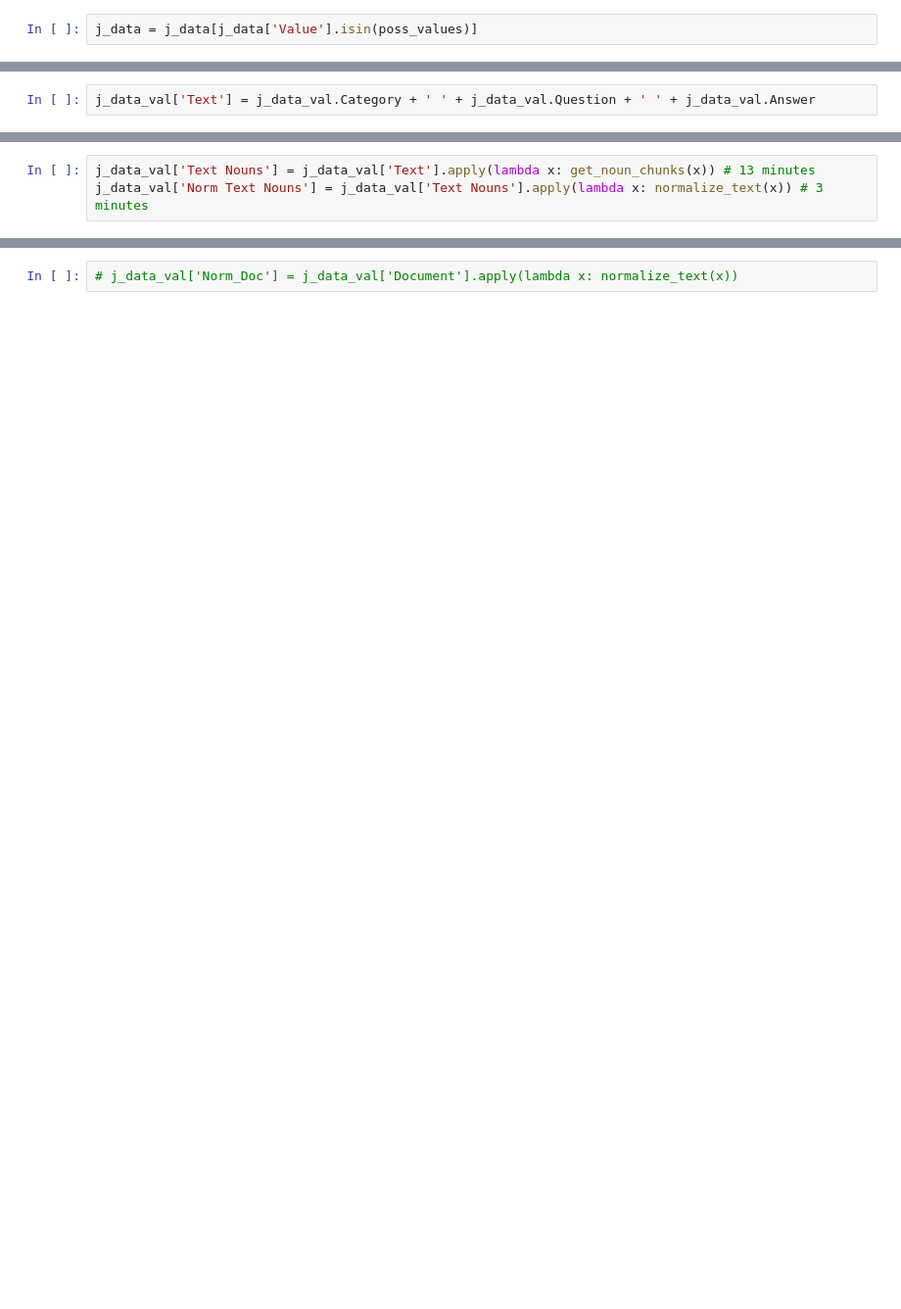
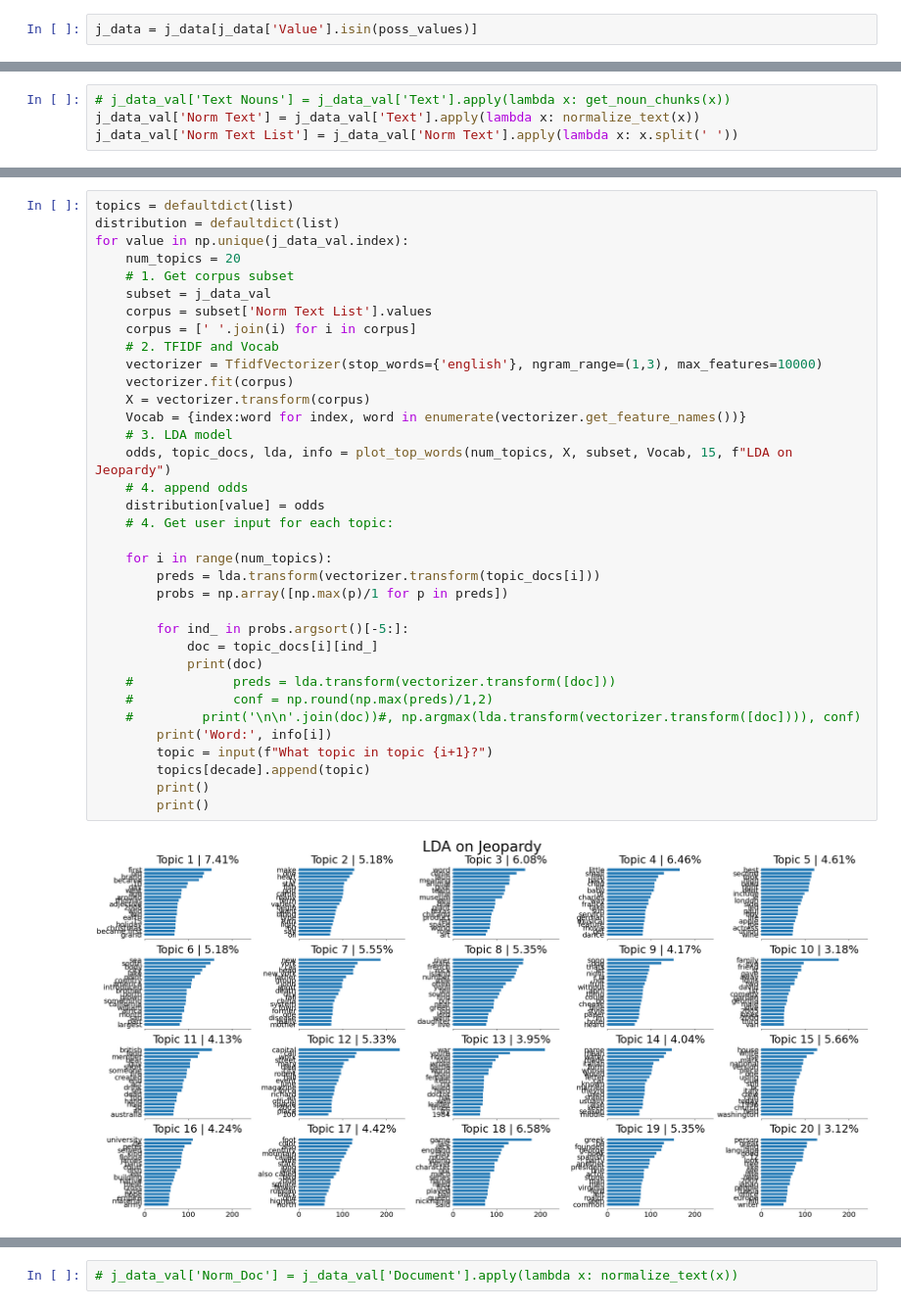
Before and after one commit to kyledbrooks/msds628-final-project, a Jupyter notebook: final-project.ipynb, the cells around one changed output, grey strips where cells are left out. Shown at 98% size. Drawn from its saved outputs; the diff is of its cells as text; blank space fills up the shorter version.

```diff
--- a/final-project.ipynb
+++ b/final-project.ipynb
@@ -233,2 +238,0 @@ j_data_val.head()
-# %%
-j_data_val['Text'] = j_data_val.Category + ' ' + j_data_val.Question + ' ' + j_data_val.Answer
@@ -247,3 +239,4 @@ j_data_val['Text'] = j_data_val.Category + ' ' + j_data_val.Question + ' ' + j_d
-# %%
-j_data_val['Text Nouns'] = j_data_val['Text'].apply(lambda x: get_noun_chunks(x)) # 13 minutes
-j_data_val['Norm Text Nouns'] = j_data_val['Text Nouns'].apply(lambda x: normalize_text(x)) # 3 minutes
+# %%
+# j_data_val['Text Nouns'] = j_data_val['Text'].apply(lambda x: get_noun_chunks(x))
+j_data_val['Norm Text'] = j_data_val['Text'].apply(lambda x: normalize_text(x))
+j_data_val['Norm Text List'] = j_data_val['Norm Text'].apply(lambda x: x.split(' '))
@@ -249,0 +256,37 @@ j_data_val['Norm Text Nouns'] = j_data_val['Text Nouns'].apply(lambda x: normali
+# %%
+topics = defaultdict(list)
+distribution = defaultdict(list)
+for value in np.unique(j_data_val.index):
+    num_topics = 20
+    # 1. Get corpus subset
+    subset = j_data_val
+    corpus = subset['Norm Text List'].values
+    corpus = [' '.join(i) for i in corpus]
+    # 2. TFIDF and Vocab
+    vectorizer = TfidfVectorizer(stop_words={'english'}, ngram_range=(1,3), max_features=10000)
+    vectorizer.fit(corpus)
+    X = vectorizer.transform(corpus)
+    Vocab = {index:word for index, word in enumerate(vectorizer.get_feature_names())}
+    # 3. LDA model
+    odds, topic_docs, lda, info = plot_top_words(num_topics, X, subset, Vocab, 15, f"LDA on Jeopardy")
+    # 4. append odds
+    distribution[value] = odds
+    # 4. Get user input for each topic:
+
+    for i in range(num_topics):
+        preds = lda.transform(vectorizer.transform(topic_docs[i]))
+        probs = np.array([np.max(p)/1 for p in preds])
+
+        for ind_ in probs.argsort()[-5:]:
+            doc = topic_docs[i][ind_]
+            print(doc)
+    #             preds = lda.transform(vectorizer.transform([doc]))
+    #             conf = np.round(np.max(preds)/1,2)
+    #         print('\n\n'.join(doc))#, np.argmax(lda.transform(vectorizer.transform([doc]))), conf)
+        print('Word:', info[i])
+        topic = input(f"What topic in topic {i+1}?")
+        topics[decade].append(topic)
+        print()
+        print()
+# %% [output]
+[figure, added]
```
Also changed, not shown: parts of 48 cells of this notebook.
